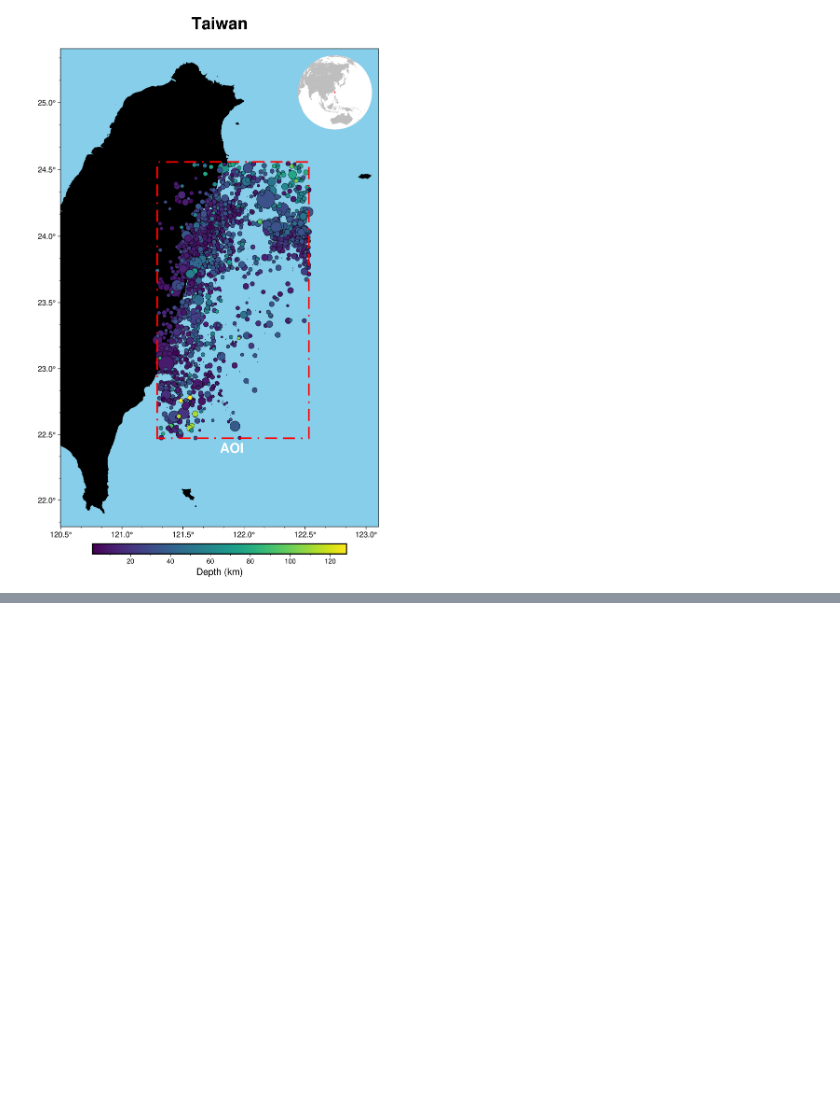
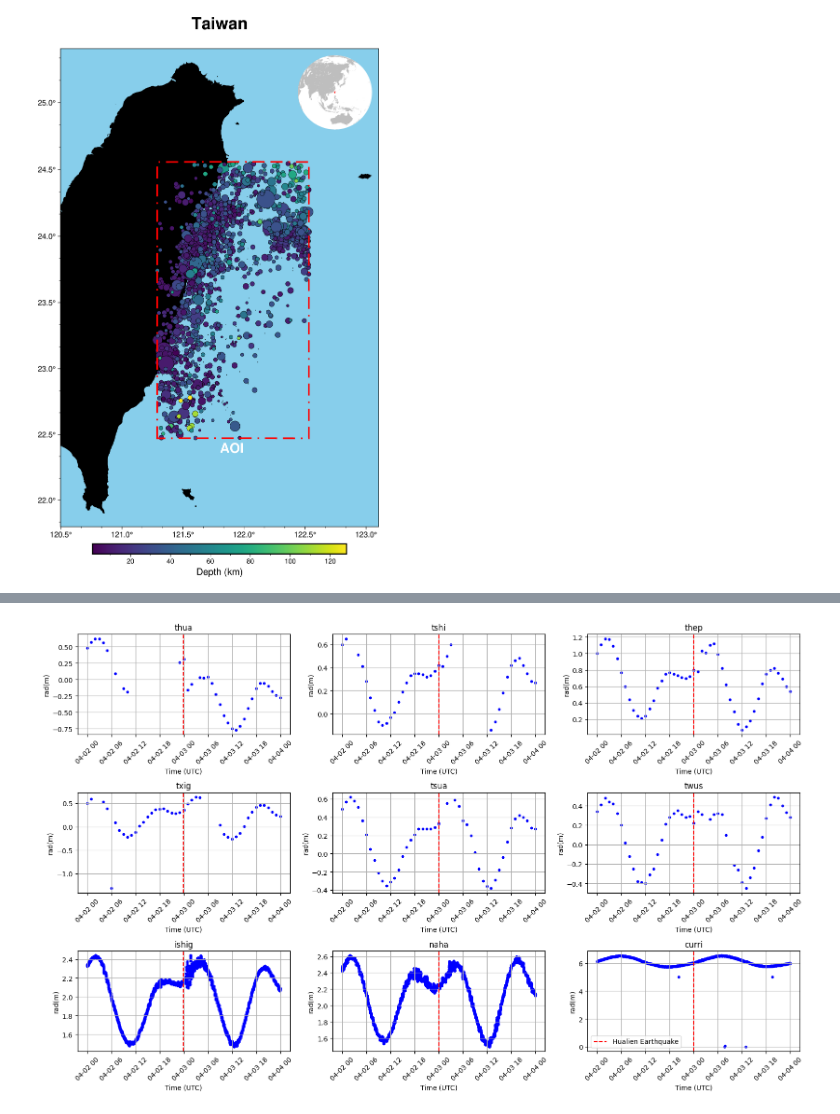
Before and after one commit to Benz-Poobua/Hualien-Earthquake-analysis, a Jupyter notebook: Hualien_Earthquake_Analysis.ipynb, the cells around one changed output, grey strips where cells are left out. Saved outputs shown, nothing was run; the diff lists cells and outputs as text; code cells hidden in the pictures; blank space fills up the shorter version.

```diff
--- a/Hualien_Earthquake_Analysis.ipynb
+++ b/Hualien_Earthquake_Analysis.ipynb
@@ -374,0 +555,29 @@ fig.show()
+# %%
+fig, axs = plt.subplots(3, 3, figsize=(16, 10))
+
+# Convert event time to datetime object
+event_time = pd.to_datetime('2024-04-02 23:58:12')
+
+locations = [(thua, 'thua'), (tshi, 'tshi'), (thep, 'thep'), (txig, 'txig'), (tsua, 'tsua'), (twus, 'twus'), (ishig, 'ishig'), (naha, 'naha'), (curri, 'curri')]
+# Plot data for each location
+for i, (data, location) in enumerate(locations):
+    row = i // 3
+    col = i % 3
+    axs[row, col].scatter(data['Time (UTC)'], data['rad(m)'], marker='o', color='blue', s=10)
+    axs[row, col].set_title(location)
+    axs[row, col].tick_params(axis='x', rotation=45)  # Rotate x-axis labels
+    axs[row, col].set_xlabel('Time (UTC)')
+    axs[row, col].set_ylabel('rad(m)')
+    axs[row, col].grid(True)
+
+    #axs[row, col].set_ylim(-0.8, 1.3)
+    axs[row, col].axvline(x=event_time, color='red', linestyle='--', label='Hualien Earthquake')
+
+# Add legend
+axs[-1, 2].legend(loc='lower left')
+
+# Adjust layout
+plt.tight_layout()
+plt.show()
+# %% [output]
+[figure, added]
```
Also changed, not shown: parts of 23 cells of this notebook, 5 other files.
